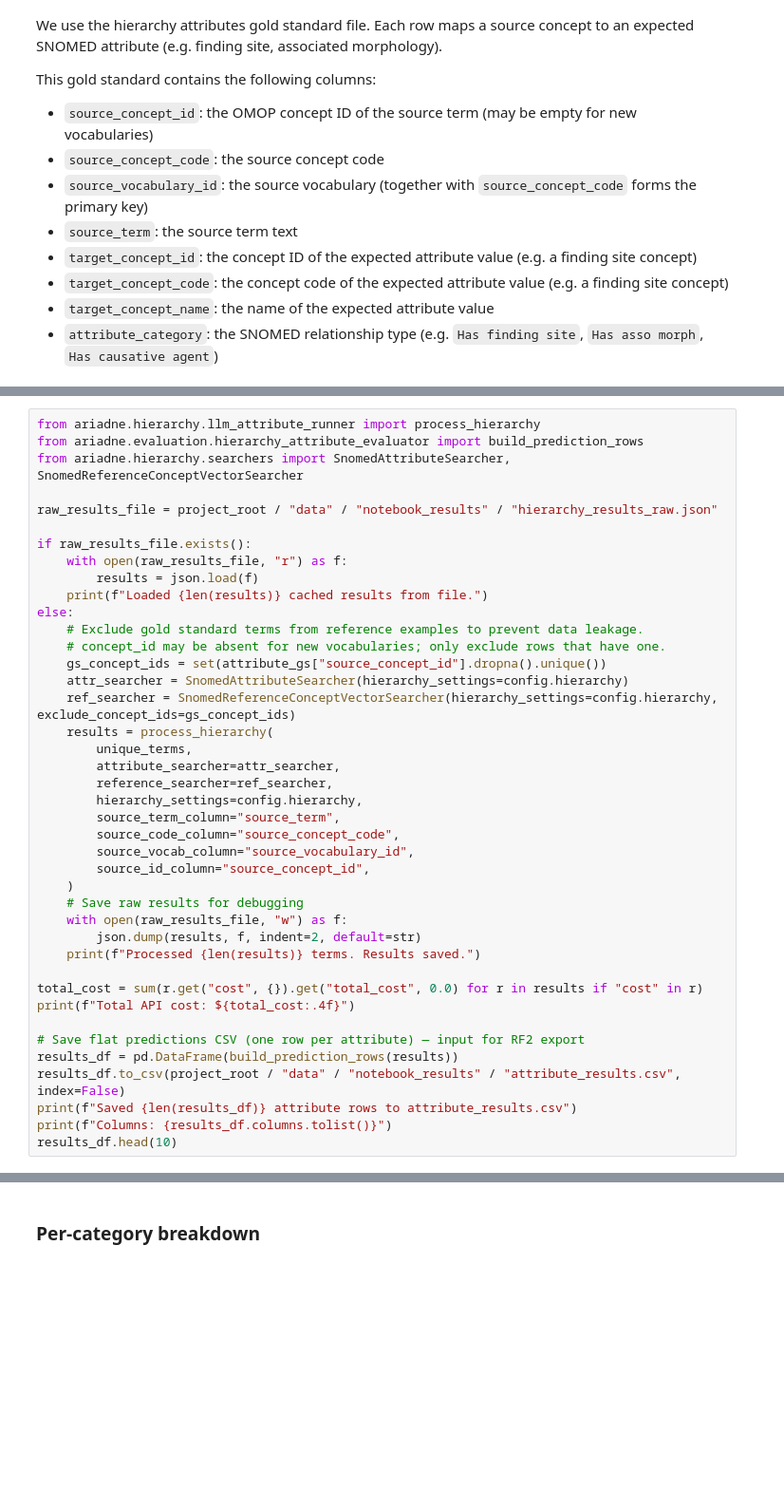
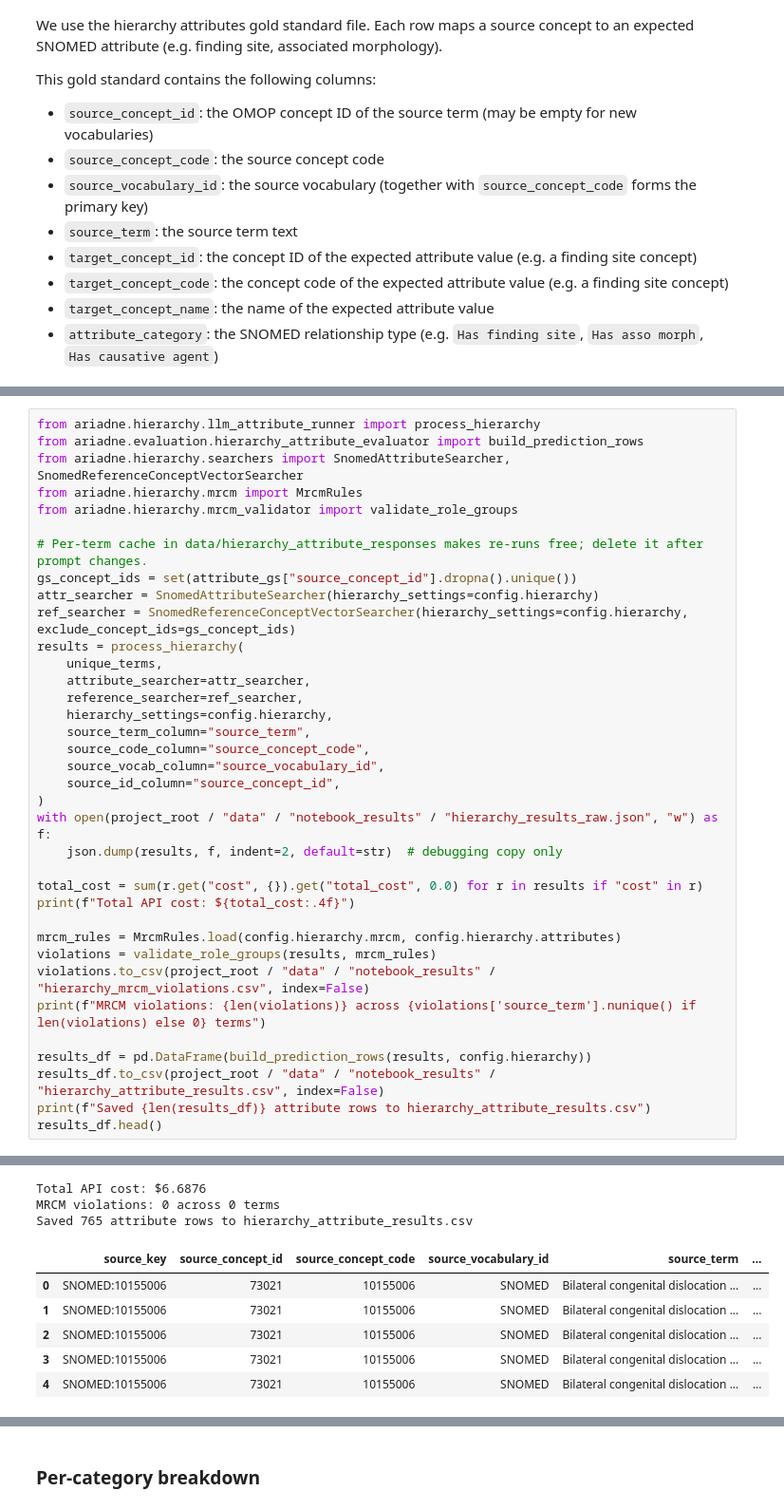
Before and after one commit to OHDSI/Ariadne, a Jupyter notebook: docs/notebooks/02_evaluate_hierarchy.ipynb, the cells around one changed output, grey strips where cells are left out. Shown at 95% size. Cells and saved outputs as stored; diff of their text form; blank space fills up the shorter version.

```diff
--- a/docs/notebooks/02_evaluate_hierarchy.ipynb
+++ b/docs/notebooks/02_evaluate_hierarchy.ipynb
@@ -88,40 +108,36 @@ We use `process_hierarchy` from the runner module, which:
 from ariadne.hierarchy.llm_attribute_runner import process_hierarchy
 from ariadne.evaluation.hierarchy_attribute_evaluator import build_prediction_rows
 from ariadne.hierarchy.searchers import SnomedAttributeSearcher, SnomedReferenceConceptVectorSearcher
+from ariadne.hierarchy.mrcm import MrcmRules
+from ariadne.hierarchy.mrcm_validator import validate_role_groups
 
-raw_results_file = project_root / "data" / "notebook_results" / "hierarchy_results_raw.json"
-
-if raw_results_file.exists():
-    with open(raw_results_file, "r") as f:
-        results = json.load(f)
-    print(f"Loaded {len(results)} cached results from file.")
-else:
-    # Exclude gold standard terms from reference examples to prevent data leakage.
-    # concept_id may be absent for new vocabularies; only exclude rows that have one.
-    gs_concept_ids = set(attribute_gs["source_concept_id"].dropna().unique())
-    attr_searcher = SnomedAttributeSearcher(hierarchy_settings=config.hierarchy)
-    ref_searcher = SnomedReferenceConceptVectorSearcher(hierarchy_settings=config.hierarchy, exclude_concept_ids=gs_concept_ids)
-    results = process_hierarchy(
-        unique_terms,
-        attribute_searcher=attr_searcher,
-        reference_searcher=ref_searcher,
-        hierarchy_settings=config.hierarchy,
-        source_term_column="source_term",
-        source_code_column="source_concept_code",
-        source_vocab_column="source_vocabulary_id",
-        source_id_column="source_concept_id",
-    )
-    # Save raw results for debugging
-    with open(raw_results_file, "w") as f:
-        json.dump(results, f, indent=2, default=str)
-    print(f"Processed {len(results)} terms. Results saved.")
+# Per-term cache in data/hierarchy_attribute_responses makes re-runs free; delete it after prompt changes.
+gs_concept_ids = set(attribute_gs["source_concept_id"].dropna().unique())
+attr_searcher = SnomedAttributeSearcher(hierarchy_settings=config.hierarchy)
+ref_searcher = SnomedReferenceConceptVectorSearcher(hierarchy_settings=config.hierarchy, exclude_concept_ids=gs_concept_ids)
+results = process_hierarchy(
+    unique_terms,
+    attribute_searcher=attr_searcher,
+    reference_searcher=ref_searcher,
+    hierarchy_settings=config.hierarchy,
+    source_term_column="source_term",
+    source_code_column="source_concept_code",
+    source_vocab_column="source_vocabulary_id",
+    source_id_column="source_concept_id",
+)
+with open(project_root / "data" / "notebook_results" / "hierarchy_results_raw.json", "w") as f:
+    json.dump(results, f, indent=2, default=str)  # debugging copy only
 
 total_cost = sum(r.get("cost", {}).get("total_cost", 0.0) for r in results if "cost" in r)
 print(f"Total API cost: ${total_cost:.4f}")
 
-# Save flat predictions CSV (one row per attribute) — input for RF2 export
-results_df = pd.DataFrame(build_prediction_rows(results))
-results_df.to_csv(project_root / "data" / "notebook_results" / "attribute_results.csv", index=False)
-print(f"Saved {len(results_df)} attribute rows to attribute_results.csv")
-print(f"Columns: {results_df.columns.tolist()}")
-results_df.head(10)
+mrcm_rules = MrcmRules.load(config.hierarchy.mrcm, config.hierarchy.attributes)
+violations = validate_role_groups(results, mrcm_rules)
+violations.to_csv(project_root / "data" / "notebook_results" / "hierarchy_mrcm_violations.csv", index=False)
+print(f"MRCM violations: {len(violations)} across {violations['source_term'].nunique() if len(violations) else 0} terms")
+
+results_df = pd.DataFrame(build_prediction_rows(results, config.hierarchy))
+results_df.to_csv(project_root / "data" / "notebook_results" / "hierarchy_attribute_results.csv", index=False)
+print(f"Saved {len(results_df)} attribute rows to hierarchy_attribute_results.csv")
+results_df.head()
+# %% [output]
@@ -128,3 +146,12 @@ results_df.head(10)
+Total API cost: $6.6876
+MRCM violations: 0 across 0 terms
+Saved 765 attribute rows to hierarchy_attribute_results.csv
+|  | source_key | source_concept_id | source_concept_code | source_vocabulary_id | source_term | ... |
+| 0 | SNOMED:10155006 | 73021 | 10155006 | SNOMED | Bilateral congenital dislocation ... | ... |
+| 1 | SNOMED:10155006 | 73021 | 10155006 | SNOMED | Bilateral congenital dislocation ... | ... |
+| 2 | SNOMED:10155006 | 73021 | 10155006 | SNOMED | Bilateral congenital dislocation ... | ... |
+| 3 | SNOMED:10155006 | 73021 | 10155006 | SNOMED | Bilateral congenital dislocation ... | ... |
+| 4 | SNOMED:10155006 | 73021 | 10155006 | SNOMED | Bilateral congenital dislocation ... | ... |
 # %% [markdown]
 ## Evaluation
 
```
Also changed, not shown: parts of 23 cells of this notebook, 59 other files.
